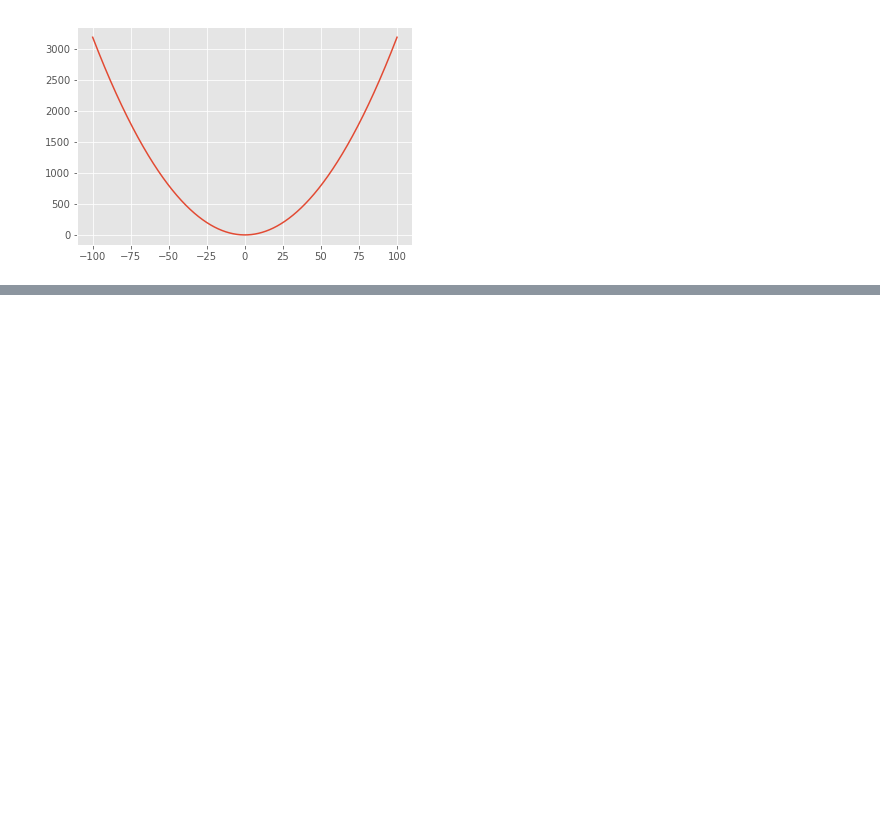
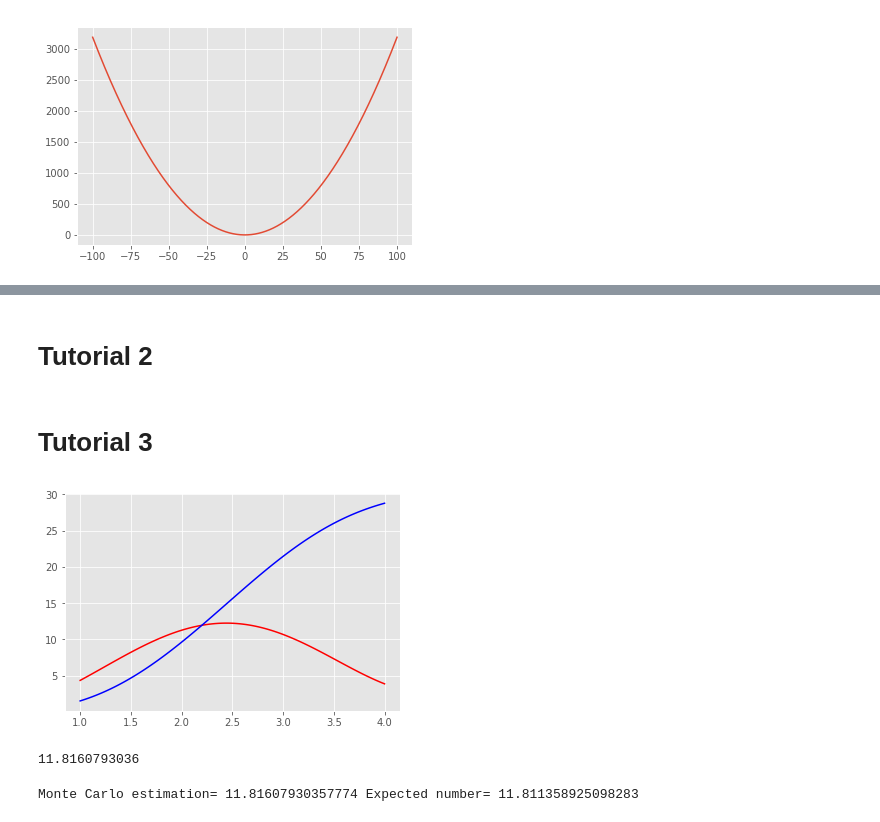
Before and after one commit to yunfei86/lab, a Jupyter notebook: Monte Carlo.ipynb, the cells around one changed output, grey strips where cells are left out. Cells and saved outputs as stored; diff of their text form; code cells hidden in the pictures; blank space fills up the shorter version.

```diff
--- a/Monte Carlo.ipynb
+++ b/Monte Carlo.ipynb
@@ -393,0 +427,2 @@ h_is, np.abs(h_is- h_true)/h_true
+# %% [markdown]
+# Tutorial 2
@@ -393,0 +433,2 @@ h_is, np.abs(h_is- h_true)/h_true
+# %% [markdown]
+# Tutorial 3
@@ -393,0 +437,39 @@ h_is, np.abs(h_is- h_true)/h_true
+# %%
+# -*- coding: utf-8 -*-
+import numpy as np
+import matplotlib.pyplot as plt
+
+def f(x):
+    return x**2 + 4*x*np.sin(x)
+
+#expected value
+def intf(x):
+    return x**3/3.0+4.0*np.sin(x) - 4.0*x*np.cos(x)
+
+
+x = np.linspace(1, 4, 100)
+plt.plot(x, f(x), color="r")
+plt.plot(x, intf(x), color="b");
+# %% [output]
+[figure, added]
+# %%
+a = 2;
+b = 3;
+
+# use N draws
+N= 10000
+
+X = np.random.uniform(low=a, high=b, size=N) # N values uniformly drawn from a to b
+Y =f(X)   # CALCULATE THE f(x)
+
+# 蒙特卡洛法计算定积分：面积=宽度*平均高度
+Imc= (b-a) * np.sum(Y)/ N
+np.sum(Y)/ N
+# %% [output]
+11.8160793036
+# %%
+exactval=intf(b)-intf(a)
+
+print "Monte Carlo estimation=",Imc, "Expected number=", intf(b)-intf(a)
+# %% [output]
+Monte Carlo estimation= 11.81607930357774 Expected number= 11.811358925098283
```
Also changed, not shown: parts of 37 cells of this notebook.
